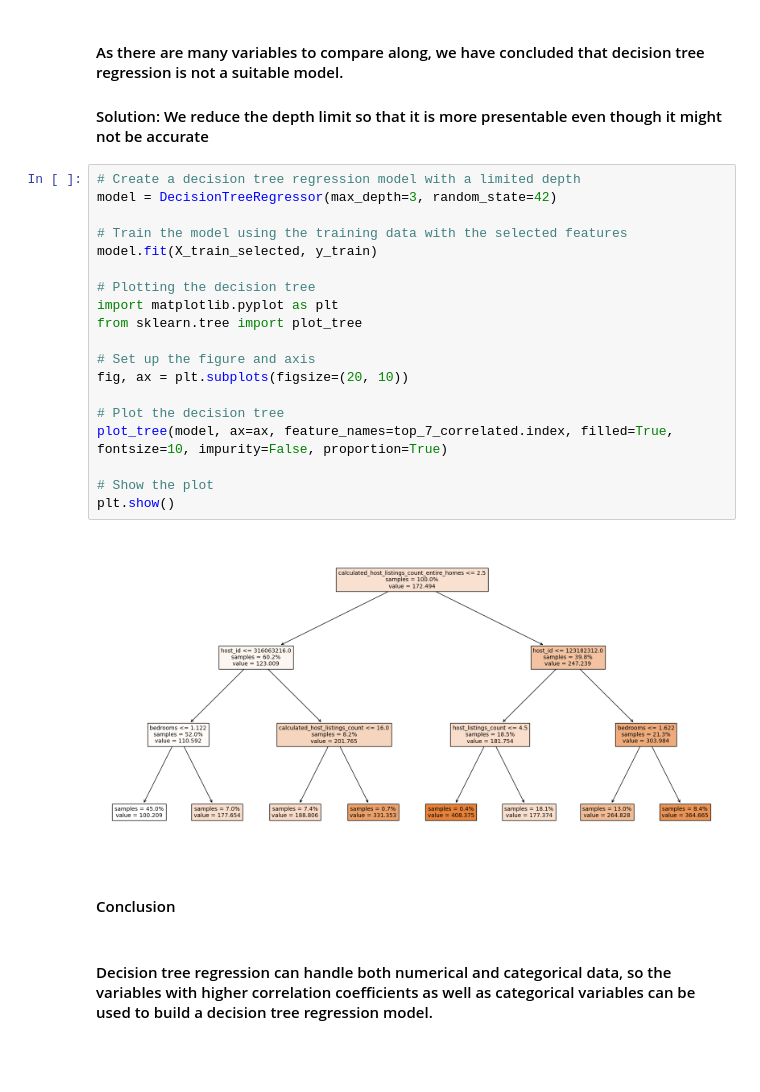
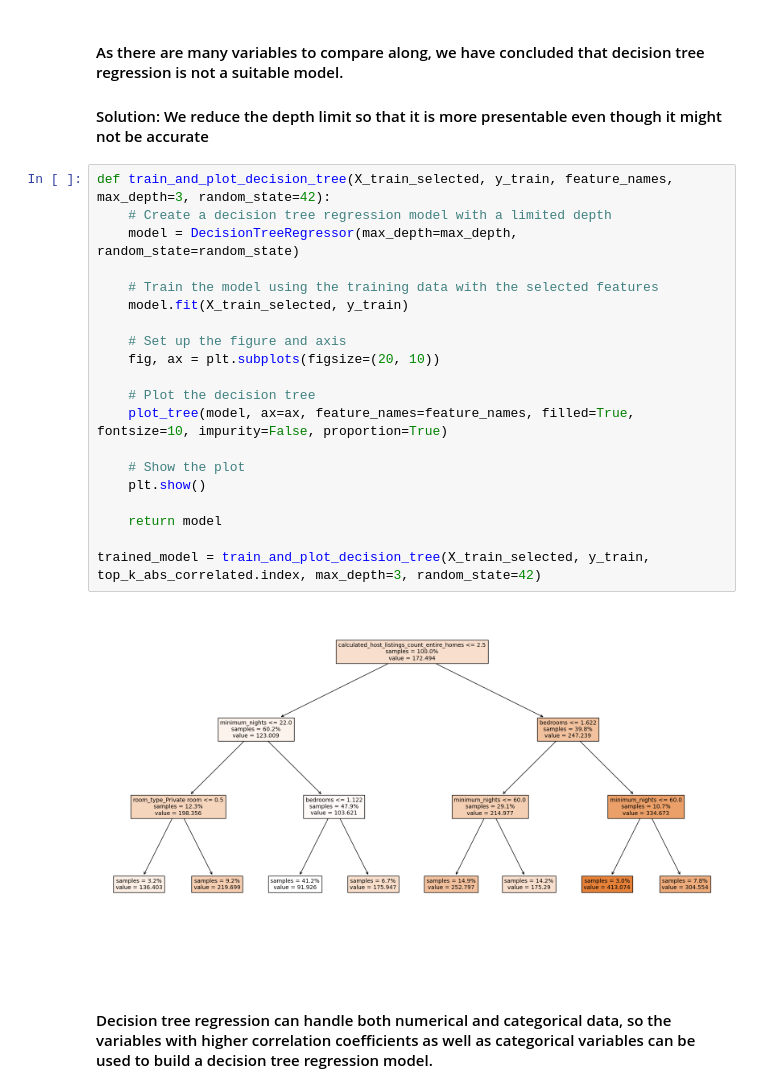
Before and after one commit to Theawmaster/Predict-Airbnb-Prices, a Jupyter notebook: 2_decision_tree_regression.ipynb, the cells around one changed output. Saved outputs shown, nothing was run; the diff lists cells and outputs as text; blank space fills up the shorter version.

```diff
--- a/2_decision_tree_regression.ipynb
+++ b/2_decision_tree_regression.ipynb
@@ -152,27 +170,28 @@ plt.show()
 
 #### Solution: We reduce the depth limit so that it is more presentable even though it might not be accurate
 # %%
-# Create a decision tree regression model with a limited depth
-model = DecisionTreeRegressor(max_depth=3, random_state=42)
+def train_and_plot_decision_tree(X_train_selected, y_train, feature_names, max_depth=3, random_state=42):
+    # Create a decision tree regression model with a limited depth
+    model = DecisionTreeRegressor(max_depth=max_depth, random_state=random_state)
 
-# Train the model using the training data with the selected features
-model.fit(X_train_selected, y_train)
+    # Train the model using the training data with the selected features
+    model.fit(X_train_selected, y_train)
 
-# Plotting the decision tree
-import matplotlib.pyplot as plt
-from sklearn.tree import plot_tree
+    # Set up the figure and axis
+    fig, ax = plt.subplots(figsize=(20, 10))
 
-# Set up the figure and axis
-fig, ax = plt.subplots(figsize=(20, 10))
+    # Plot the decision tree
+    plot_tree(model, ax=ax, feature_names=feature_names, filled=True, fontsize=10, impurity=False, proportion=True)
 
-# Plot the decision tree
-plot_tree(model, ax=ax, feature_names=top_7_correlated.index, filled=True, fontsize=10, impurity=False, proportion=True)
+    # Show the plot
+    plt.show()
 
-# Show the plot
-plt.show()
+    return model
+
+trained_model = train_and_plot_decision_tree(X_train_selected, y_train, top_k_abs_correlated.index, max_depth=3, random_state=42)
 # %% [output]
-[figure, old version]
+[figure, new version]
 # %% [markdown]
-#### Conclusion
+####
 # %% [markdown]
 #### Decision tree regression can handle both numerical and categorical data, so the variables with higher correlation coefficients as well as categorical variables can be used to build a decision tree regression model.
```
Also changed, not shown: parts of 11 cells of this notebook.
